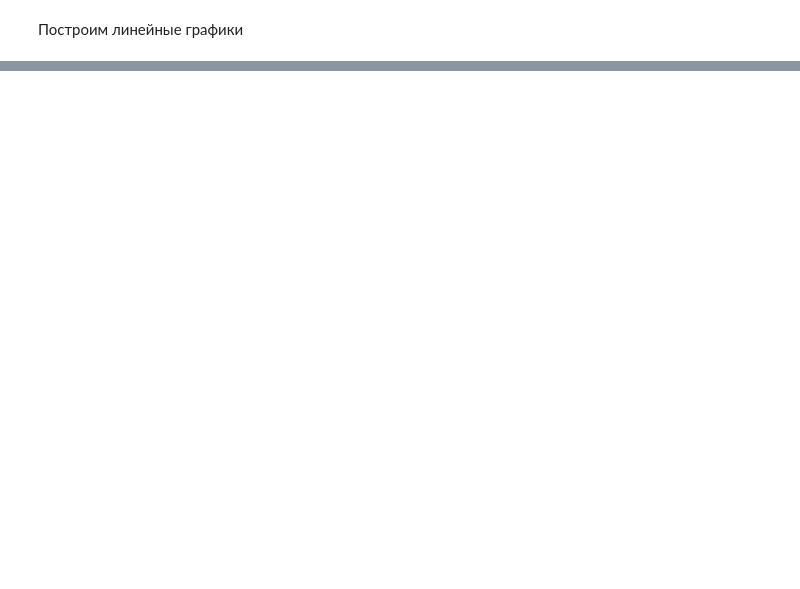
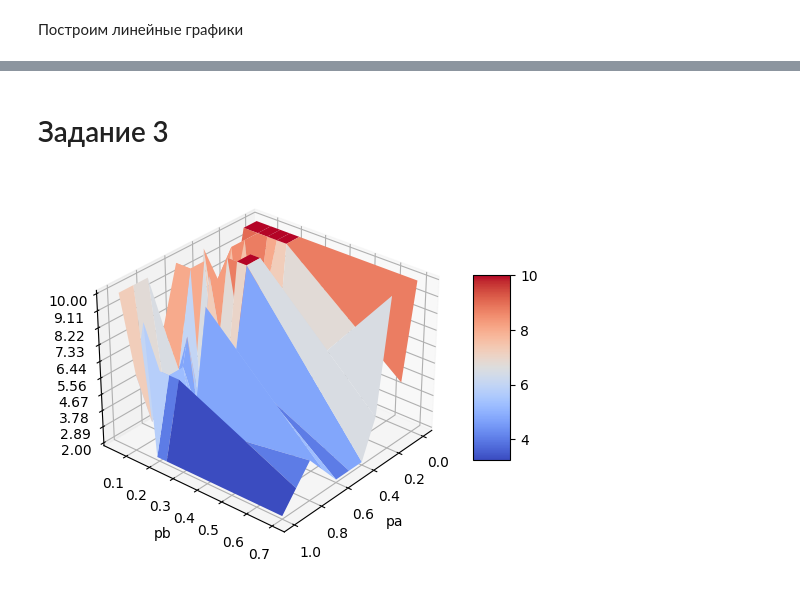
Before and after one commit to dimayasha7123/comp_modeling, a Jupyter notebook: lab2.ipynb, the cells around one changed output, grey strips where cells are left out. Saved outputs shown, nothing was run; the diff lists cells and outputs as text; code cells hidden in the pictures; blank space fills up the shorter version.

```diff
--- a/lab2.ipynb
+++ b/lab2.ipynb
@@ -167,0 +171,43 @@ plt.legend(bbox_to_anchor=(1.02, 1), loc='upper left', borderaxespad=0) # для
+# %% [markdown]
+# Задание 3
+# %%
+import matplotlib.pyplot as plt
+from matplotlib import cm
+from matplotlib.ticker import LinearLocator
+import numpy as np
+
+fig, ax = plt.subplots(subplot_kw={"projection": "3d"})
+
+trip_count = 10
+days = 100000
+
+xy_precision = 10
+
+X = [i/xy_precision for i in range(0, xy_precision + 1)] # pa
+# Y = X.copy() # pb
+Y = [0.05, 0.11, 0.15, 0.19, 0.23, 0.7]
+X, Y = np.meshgrid(X, Y)
+
+vec_alpha_day = np.vectorize(beta_day)
+Z = vec_alpha_day(trip_count, X, Y)
+
+# Plot the surface.
+surf = ax.plot_surface(X, Y, Z, cmap=cm.coolwarm,
+                       linewidth=0, antialiased=True)
+
+# Customize the z axis.
+# ax.set_zlim(-1.01, 1.01)
+ax.zaxis.set_major_locator(LinearLocator(10))
+# A StrMethodFormatter is used automatically
+ax.zaxis.set_major_formatter('{x:.02f}')
+
+# Add a color bar which maps values to colors.
+fig.colorbar(surf, shrink=0.5, aspect=5)
+
+ax.view_init(30, 40)
+ax.set_xlabel('pa')
+ax.set_ylabel('pb')
+
+plt.show()
+# %% [output]
+[figure, added]
```
Also changed, not shown: parts of 5 cells of this notebook.
